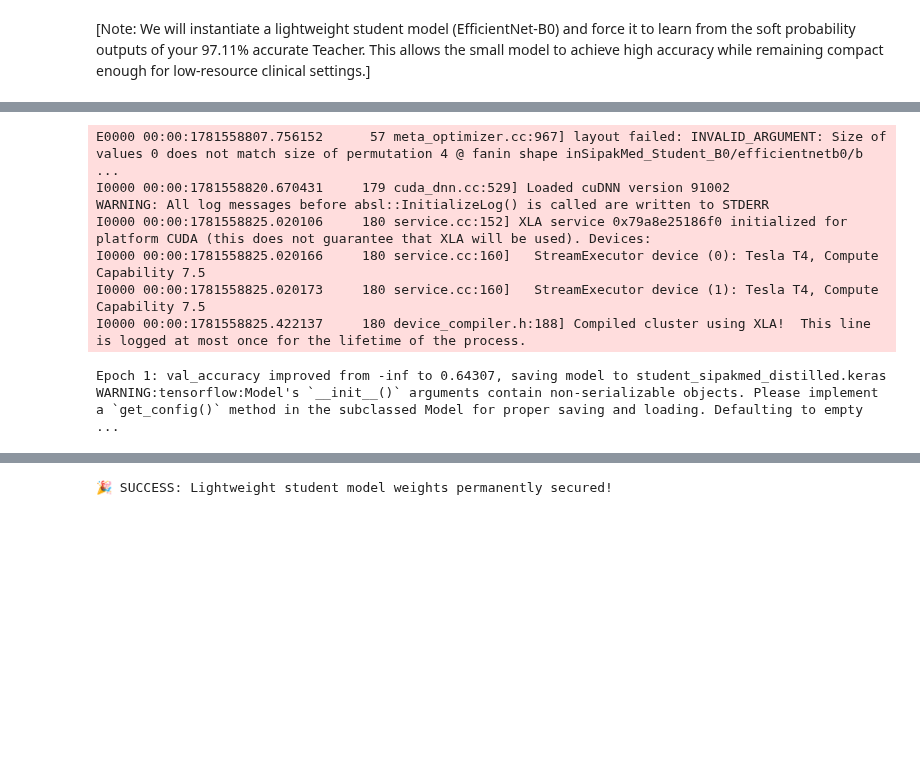
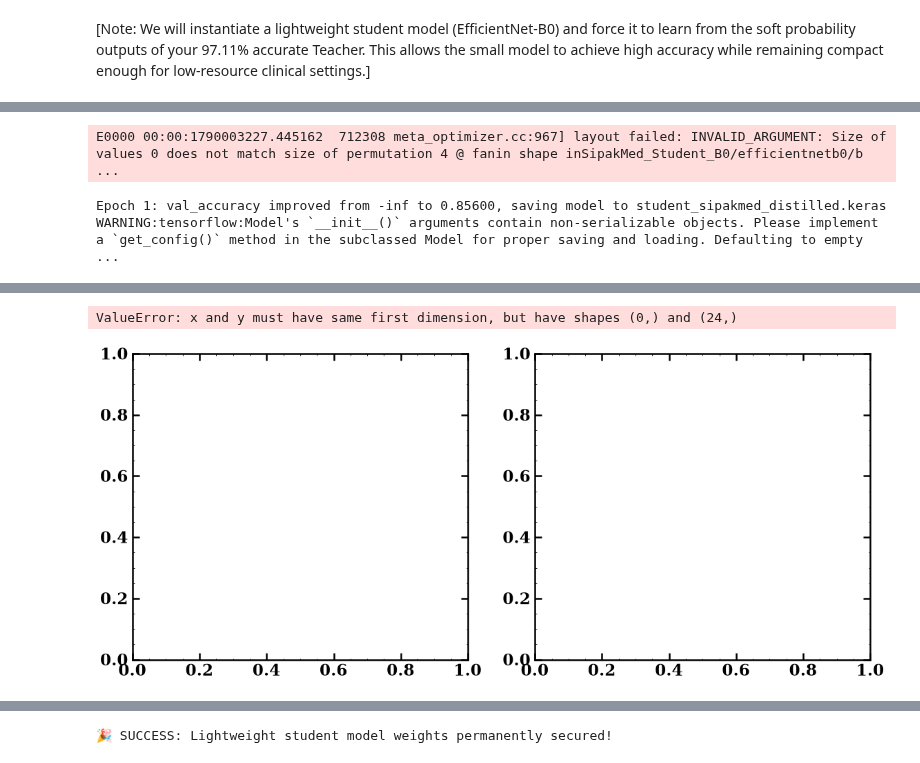
Before and after one commit to SammamMahdi/Cervical-Cancer, a Jupyter notebook: Legacy_src/efficientnetb4-sipakmed.ipynb, the cells around one changed output, grey strips where cells are left out. Cells and saved outputs as stored; diff of their text form; code cells hidden in the pictures; blank space fills up the shorter version.

```diff
--- a/Legacy_src/efficientnetb4-sipakmed.ipynb
+++ b/Legacy_src/efficientnetb4-sipakmed.ipynb
@@ -406,7 +723,7 @@ print("⏳ --- DIAGNOSTIC CELL 1/2 ---")
 print("⏳ Extracting weights and reconstructing the Step 6 'Shell' architecture...")
 
 # 1. Surgical Extraction of the HDF5 Weight File from the fixed model file
-original_model_path = "teacher_sipakmed_fixed.keras"
+original_model_path = "teacher_sipakmed_final.keras"
 weight_file_temp = "sipakmed_raw_weights.h5"
 
 if os.path.exists(original_model_path):
@@ -595,23 +929,37 @@ import tf_keras as keras
 from tf_keras import layers
 
 print("⏳ Step 1: Initializing image data streams from directory...")
-DATA_ROOT = "/kaggle/input/datasets/prahladmehandiratta/cervical-cancer-largest-dataset-sipakmed"
+DATA_ROOT = None
+for _cand in [os.environ.get("SIPAKMED_ROOT", ""),
+              "/mnt/e/Cervaical Cancer/data/sipakmed",
+              "/kaggle/input/datasets/prahladmehandiratta/cervical-cancer-largest-dataset-sipakmed"]:
+    if _cand and os.path.isdir(_cand):
+        DATA_ROOT = _cand; break
+if DATA_ROOT is None:
+    DATA_ROOT = "/mnt/e/Cervaical Cancer/data/sipakmed"  # local default (may not exist yet)
 SEED = 42
 IMG_SIZE = (380, 380)
-BATCH_SIZE = 32
+BATCH_SIZE = 8
 
+# 70/20/10 train/validation/test split (Keras only does 2-way, so hold out 30% and cut it 2:1)
 train_ds_raw = tf.keras.utils.image_dataset_from_directory(
-    DATA_ROOT, validation_split=0.2, subset="training",
+    DATA_ROOT, validation_split=0.3, subset="training",
     seed=SEED, image_size=IMG_SIZE, batch_size=BATCH_SIZE, label_mode='int'
 )
-val_ds_raw = tf.keras.utils.image_dataset_from_directory(
-    DATA_ROOT, validation_split=0.2, subset="validation",
+holdout_ds = tf.keras.utils.image_dataset_from_directory(
+    DATA_ROOT, validation_split=0.3, subset="validation",
     seed=SEED, image_size=IMG_SIZE, batch_size=BATCH_SIZE, label_mode='int'
 )
+# split the 30% holdout into validation (20%) and test (10%)
+_hb = tf.data.experimental.cardinality(holdout_ds).numpy()
+_vb = int(round(_hb * 2 / 3))
+val_ds_raw = holdout_ds.take(_vb)
+test_ds_raw = holdout_ds.skip(_vb)
 
 train_ds = train_ds_raw.prefetch(buffer_size=tf.data.AUTOTUNE)
 val_ds = val_ds_raw.prefetch(buffer_size=tf.data.AUTOTUNE)
-print("   ↳ Data streams securely mounted.")
+test_ds = test_ds_raw.prefetch(buffer_size=tf.data.AUTOTUNE)
+print("   ↳ Data streams securely mounted (70/20/10 train/val/test).")
 
 print("\n⏳ Step 2: Isolating raw clinical weights from teacher bundle...")
 original_model_path = "teacher_sipakmed_final.keras"
@@ -704,7 +1052,8 @@ class Distiller(keras.Model):
         return results
 
 print("\n⏳ Step 3: Initializing 2-GPU Mirrored Strategy...")
-strategy = tf.distribute.MirroredStrategy()
+_gpus_d = tf.config.list_physical_devices('GPU')
+strategy = tf.distribute.MirroredStrategy() if len(_gpus_d) > 1 else tf.distribute.get_strategy()
 
 with strategy.scope():
     print("🔄 Reconstructing architectures inside distributed scope...")
@@ -760,6 +1109,36 @@ history_distill = distiller_model.fit(
     callbacks=callbacks_student
 )
 print("✅ Knowledge Distillation Complete!")
+
+# ---- Final held-out TEST evaluation of the distilled student ----
+import numpy as np
+from sklearn.metrics import classification_report
+print("\n📊 Student evaluation on the held-out TEST set (10%):")
+y_true_t, y_pred_t = [], []
+for images, labels in test_ds:
+    p = base_student.predict(images, verbose=0)
+    y_true_t.extend(labels.numpy()); y_pred_t.extend(np.argmax(p, axis=1))
+print(classification_report(y_true_t, y_pred_t,
+      target_names=['Dyskeratotic','Koilocytotic','Metaplastic','Parabasal','Superficial-Intermediate']))
+print(f"✅ Student Test Accuracy: {np.mean(np.array(y_true_t)==np.array(y_pred_t)):.4f}")
+
+# ---- Publication figures for the distilled STUDENT (training curve + held-out test eval) ----
+plot_training_curves(history_distill, "student_training",
+                     title="Student (EfficientNet-B0) distillation training")
+
+_student_labels = ['Dyskeratotic', 'Koilocytotic', 'Metaplastic', 'Parabasal', 'Superficial-Intermediate']
+sy_true, sy_pred, sy_score = [], [], []
+for images, labels in test_ds:
+    p = base_student.predict(images, verbose=0)
+    sy_true.extend(labels.numpy()); sy_pred.extend(np.argmax(p, axis=1)); sy_score.extend(p)
+sy_true, sy_pred, sy_score = np.array(sy_true), np.array(sy_pred), np.array(sy_score)
+
+plot_confusion(sy_true, sy_pred, _student_labels, "student_confusion",
+               title="Student confusion matrix (held-out test)")
+plot_roc(sy_true, sy_score, _student_labels, "student_roc",
+         title="Student ROC (held-out test, one-vs-rest)")
+plot_classification_report(sy_true, sy_pred, _student_labels, "student_classification_report",
+                           title="Student classification report (held-out test)")
 # %% [output]
 ⏳ Step 1: Initializing image data streams from directory...
 Found 5015 files belonging to 5 classes.
@@ -781,11 +1163,5 @@ INFO:tensorflow:Collective all_reduce tensors: 217 all_reduces, num_devices = 2,
-E0000 00:00:1781558807.756152      57 meta_optimizer.cc:967] layout failed: INVALID_ARGUMENT: Size of values 0 does not match size of permutation 4 @ fanin shape inSipakMed_Student_B0/efficientnetb0/b ...
-I0000 00:00:1781558820.670431     179 cuda_dnn.cc:529] Loaded cuDNN version 91002
-WARNING: All log messages before absl::InitializeLog() is called are written to STDERR
-I0000 00:00:1781558825.020106     180 service.cc:152] XLA service 0x79a8e25186f0 initialized for platform CUDA (this does not guarantee that XLA will be used). Devices:
-I0000 00:00:1781558825.020166     180 service.cc:160]   StreamExecutor device (0): Tesla T4, Compute Capability 7.5
-I0000 00:00:1781558825.020173     180 service.cc:160]   StreamExecutor device (1): Tesla T4, Compute Capability 7.5
-I0000 00:00:1781558825.422137     180 device_compiler.h:188] Compiled cluster using XLA!  This line is logged at most once for the lifetime of the process.
+E0000 00:00:1790003227.445162  712308 meta_optimizer.cc:967] layout failed: INVALID_ARGUMENT: Size of values 0 does not match size of permutation 4 @ fanin shape inSipakMed_Student_B0/efficientnetb0/b ...
-Epoch 1: val_accuracy improved from -inf to 0.64307, saving model to student_sipakmed_distilled.keras
+Epoch 1: val_accuracy improved from -inf to 0.85600, saving model to student_sipakmed_distilled.keras
 WARNING:tensorflow:Model's `__init__()` arguments contain non-serializable objects. Please implement a `get_config()` method in the subclassed Model for proper saving and loading. Defaulting to empty  ...
 WARNING:tensorflow:Model's `__init__()` arguments contain non-serializable objects. Please implement a `get_config()` method in the subclassed Model for proper saving and loading. Defaulting to empty  ...
 WARNING:tensorflow:Model's `__init__()` arguments contain non-serializable objects. Please implement a `get_config()` method in the subclassed Model for proper saving and loading. Defaulting to empty  ...
@@ -806,0 +1183,2 @@ Restoring model weights from the end of the best epoch: 36.
+ValueError: x and y must have same first dimension, but have shapes (0,) and (24,)
+[figure, added]
```
Also changed, not shown: parts of 19 cells of this notebook, 5 other files.
